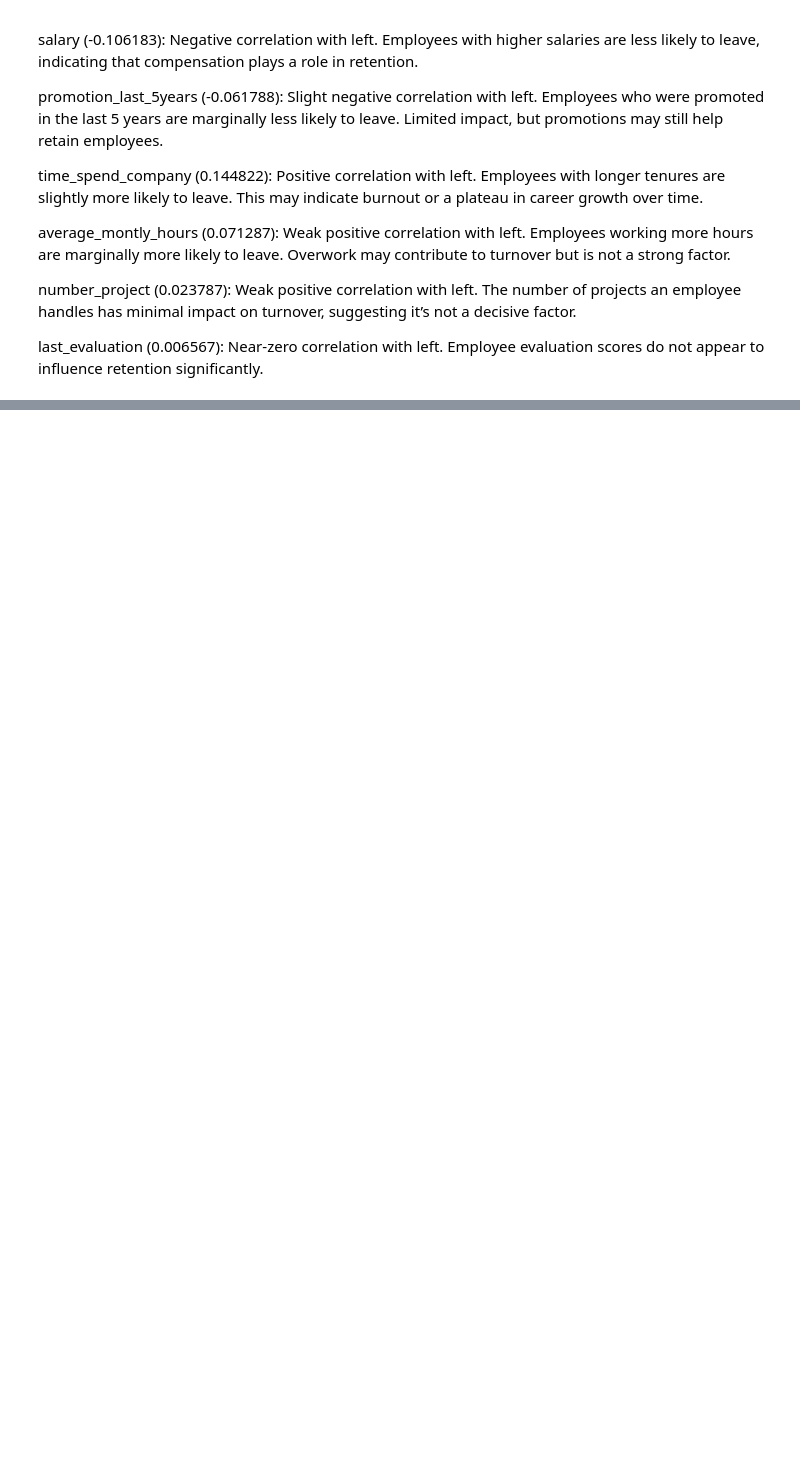
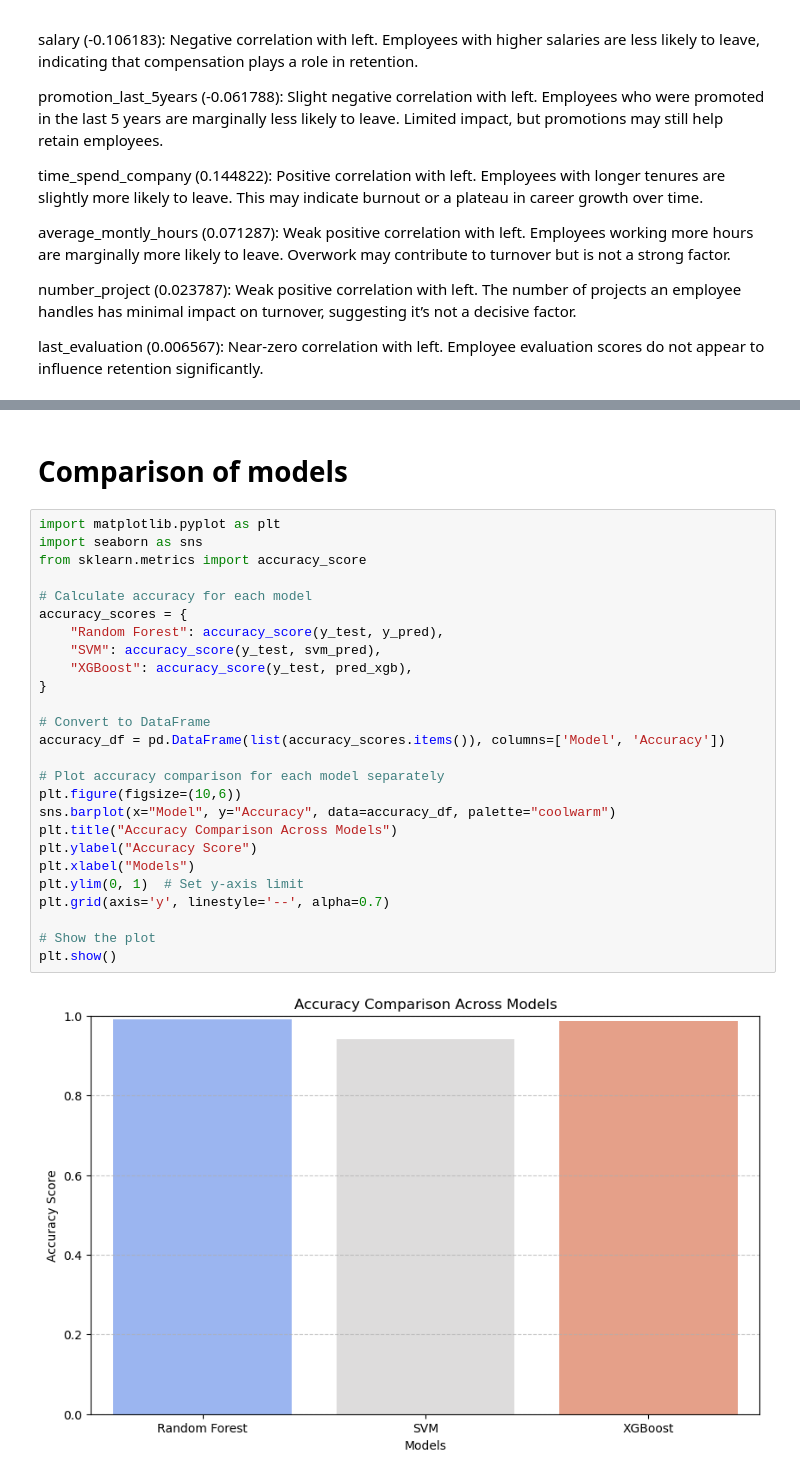
Before and after one commit to Jahnavi-Kalla/predictive-hr, a Jupyter notebook: Commit.ipynb, the cells around one changed output, grey strips where cells are left out. Drawn from its saved outputs; the diff is of its cells as text; blank space fills up the shorter version.

```diff
--- a/Commit.ipynb
+++ b/Commit.ipynb
@@ -322,0 +538,30 @@ Employee evaluation scores do not appear to influence retention significantly.
+# %% [markdown]
+# Comparison of models
+# %%
+import matplotlib.pyplot as plt
+import seaborn as sns
+from sklearn.metrics import accuracy_score
+
+# Calculate accuracy for each model
+accuracy_scores = {
+    "Random Forest": accuracy_score(y_test, y_pred),
+    "SVM": accuracy_score(y_test, svm_pred),
+    "XGBoost": accuracy_score(y_test, pred_xgb),
+}
+
+# Convert to DataFrame
+accuracy_df = pd.DataFrame(list(accuracy_scores.items()), columns=['Model', 'Accuracy'])
+
+# Plot accuracy comparison for each model separately
+plt.figure(figsize=(10,6))
+sns.barplot(x="Model", y="Accuracy", data=accuracy_df, palette="coolwarm")
+plt.title("Accuracy Comparison Across Models")
+plt.ylabel("Accuracy Score")
+plt.xlabel("Models")
+plt.ylim(0, 1)  # Set y-axis limit
+plt.grid(axis='y', linestyle='--', alpha=0.7)
+
+# Show the plot
+plt.show()
+# %% [output]
+[figure, added]
```
Also changed, not shown: parts of 14 cells of this notebook, 1 other file.
